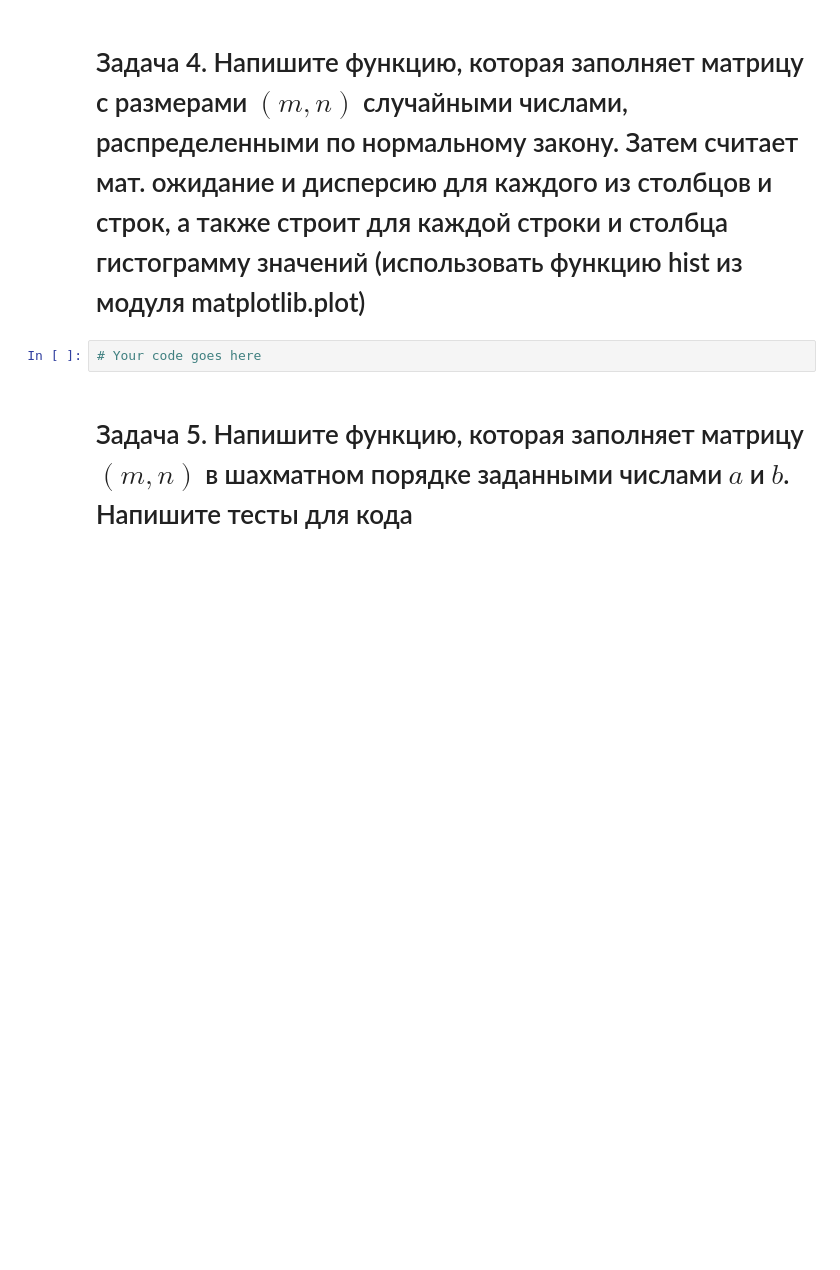
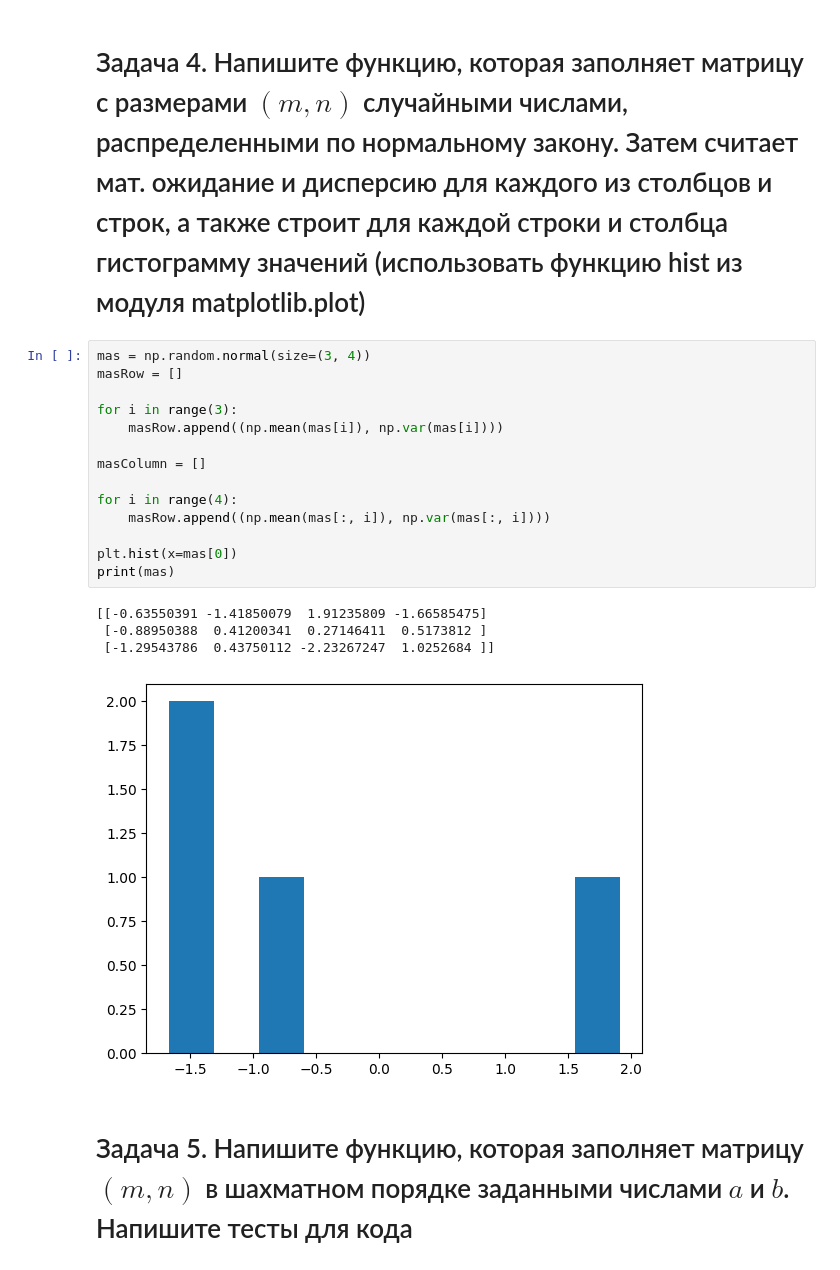
Before and after one commit to WGGaster/lab1, a Jupyter notebook: numpy.ipynb, the cells around one changed output. Drawn from its saved outputs; the diff is of its cells as text; blank space fills up the shorter version.

```diff
--- a/numpy.ipynb
+++ b/numpy.ipynb
@@ -35,6 +53,23 @@ def unique_columns(mat):
 # %% [markdown]
 <h1>Задача 4. Напишите функцию, которая заполняет матрицу с размерами $(m, n)$ случайными числами, распределенными по нормальному закону. Затем считает мат. ожидание и дисперсию для каждого из столбцов и строк, а также строит для каждой строки и столбца гистограмму значений (использовать функцию hist из модуля matplotlib.plot)
-# %%
-# Your code goes here
+# %%
+mas = np.random.normal(size=(3, 4))
+masRow = []
+
+for i in range(3):
+    masRow.append((np.mean(mas[i]), np.var(mas[i])))
+
+masColumn = []
+
+for i in range(4):
+    masRow.append((np.mean(mas[:, i]), np.var(mas[:, i])))
+
+plt.hist(x=mas[0])
+print(mas)
+# %% [output]
+[[-0.63550391 -1.41850079  1.91235809 -1.66585475]
+ [-0.88950388  0.41200341  0.27146411  0.5173812 ]
+ [-1.29543786  0.43750112 -2.23267247  1.0252684 ]]
+[figure, added]
 # %% [markdown]
 <h1>Задача 5. Напишите функцию, которая заполняет матрицу $(m, n)$ в шахматном порядке заданными числами $a$ и $b$. Напишите тесты для кода
```
Also changed, not shown: parts of 13 cells of this notebook, 1 other file.
